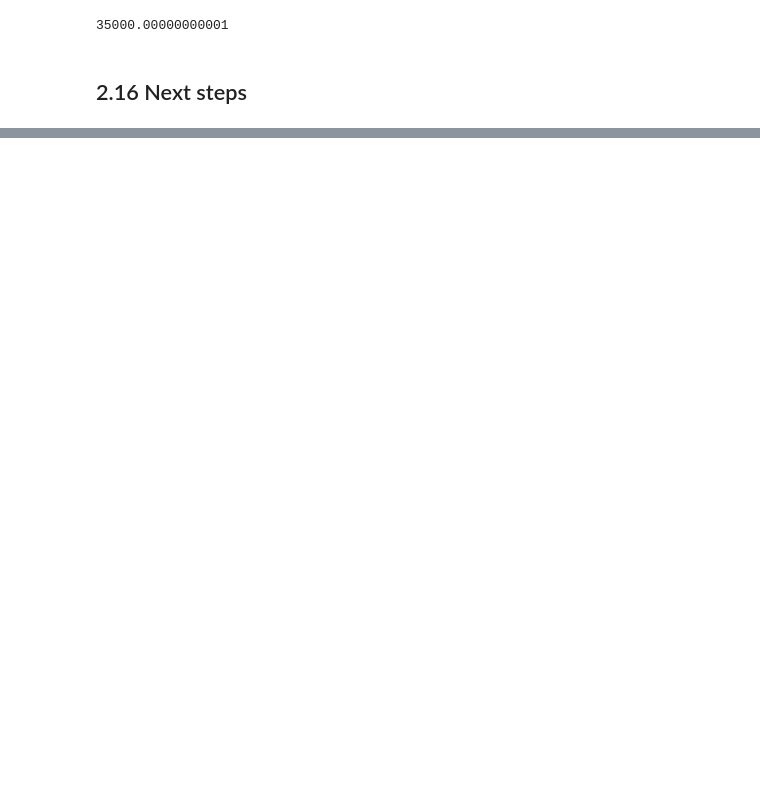
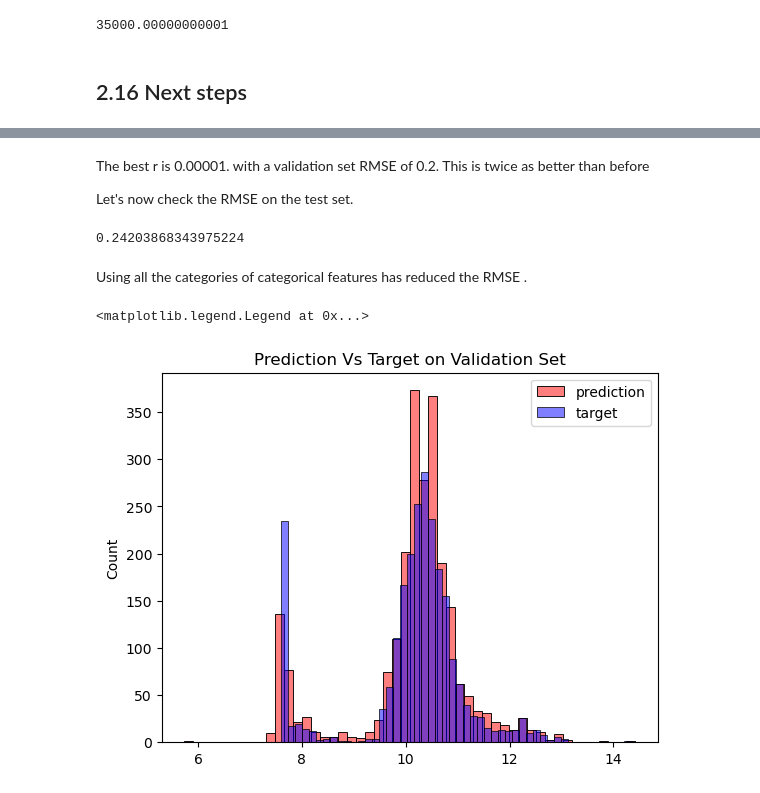
Before and after one commit to wgb-10/ML-Zoomcamp-2022, a Jupyter notebook: Session-Projects/02-Regression/my-notebook.ipynb, the cells around one changed output, grey strips where cells are left out. Saved outputs shown, nothing was run; the diff lists cells and outputs as text; code cells hidden in the pictures; blank space fills up the shorter version.

```diff
--- a/Session-Projects/02-Regression/my-notebook.ipynb
+++ b/Session-Projects/02-Regression/my-notebook.ipynb
@@ -943,0 +1064,21 @@ Other projects
+# %%
+# Creating the different sets based on the shuffled indices
+df_train = df.iloc[idx[:n_train]]
+df_val = df.iloc[idx[n_train:n_train+n_val]]
+df_test = df.iloc[idx[n_train+n_val:]]
+
+# Resetting the index and removing the index column that is added after calling reset_index
+df_train = df_train.reset_index(drop=True)
+df_val = df_val.reset_index(drop=True)
+df_test = df_test.reset_index(drop=True)
+
+# Applying the log transform to the msrp values in all sets and storing them in a separate variable
+y_train = np.log1p(df_train.msrp.values)
+y_val = np.log1p(df_val.msrp.values)
+y_test = np.log1p(df_test.msrp.values)
+
+
+# Deleting the msrp column from our sets to prevent the model from learning the msrp values
+del df_train['msrp']
+del df_val['msrp']
+del df_test['msrp']
@@ -943,0 +1103,26 @@ Other projects
+# %% [markdown]
+The best r is 0.00001. with a validation set RMSE of 0.2. This is twice as better than before
+
+Let's now check the RMSE on the test set.
+# %%
+df_full_train = pd.concat([df_train, df_val])
+df_full_train = df_full_train.reset_index(drop=True)
+X_full_train = prepare_X(df_full_train)
+y_full_train = np.concatenate([y_train, y_val])
+w0, w = train_linear_regression_reg(X_full_train, y_full_train, r=0.00001)
+X_test = prepare_X(df_test)
+y_pred = w0 + X_test.dot(w)
+score = rmse(y_test, y_pred)
+score
+# %% [output]
+0.24203868343975224
+# %% [markdown]
+Using all the categories of categorical features has reduced the RMSE .
+# %%
+sns.histplot(y_pred, label='prediction', color='red', alpha=0.5, bins=50)
+sns.histplot(y_test, label='target', color='blue',  alpha=0.5, bins=50)
+plt.title('Prediction Vs Target on Validation Set')
+plt.legend()
+# %% [output]
+<matplotlib.legend.Legend at 0x...>
+[figure, added]
```
Also changed, not shown: parts of 42 cells of this notebook.
